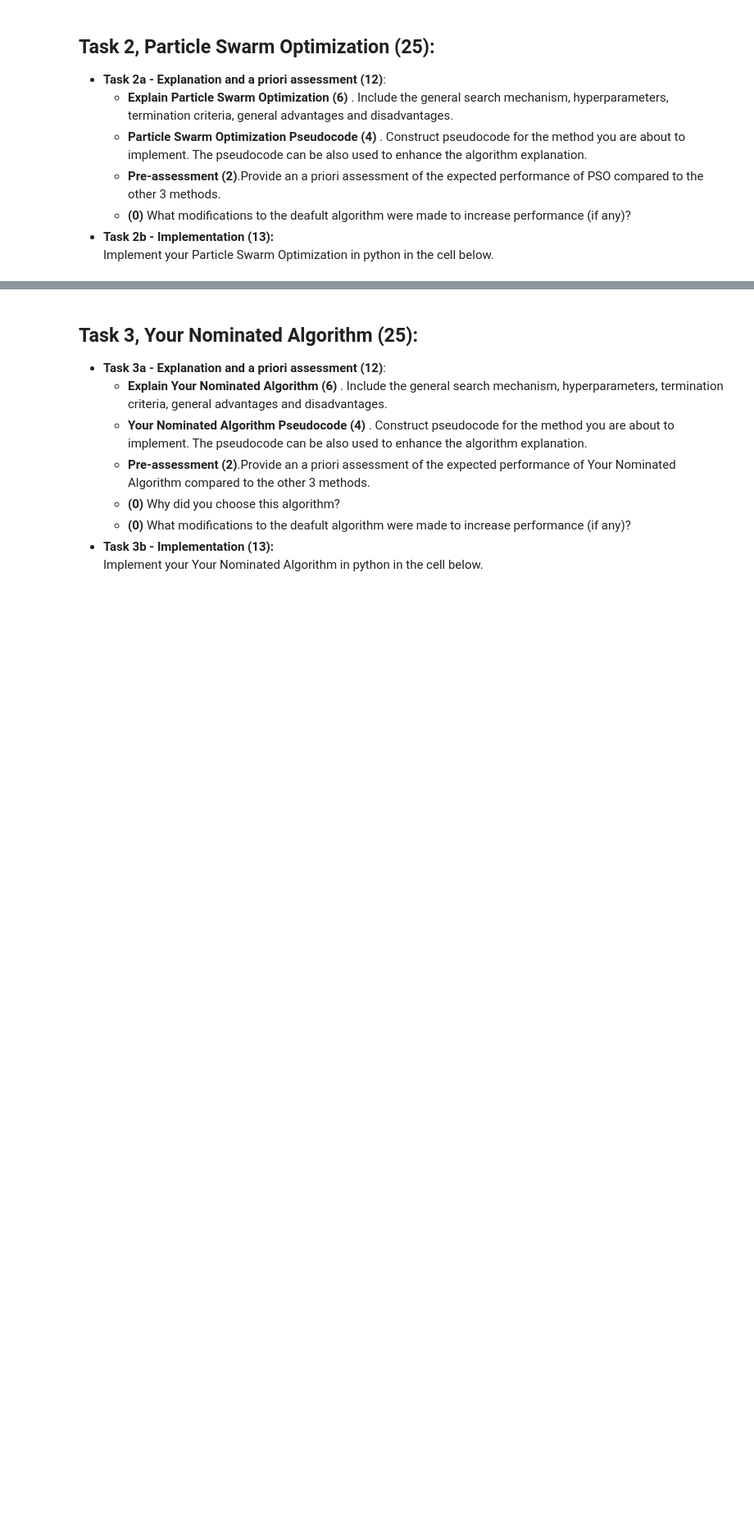
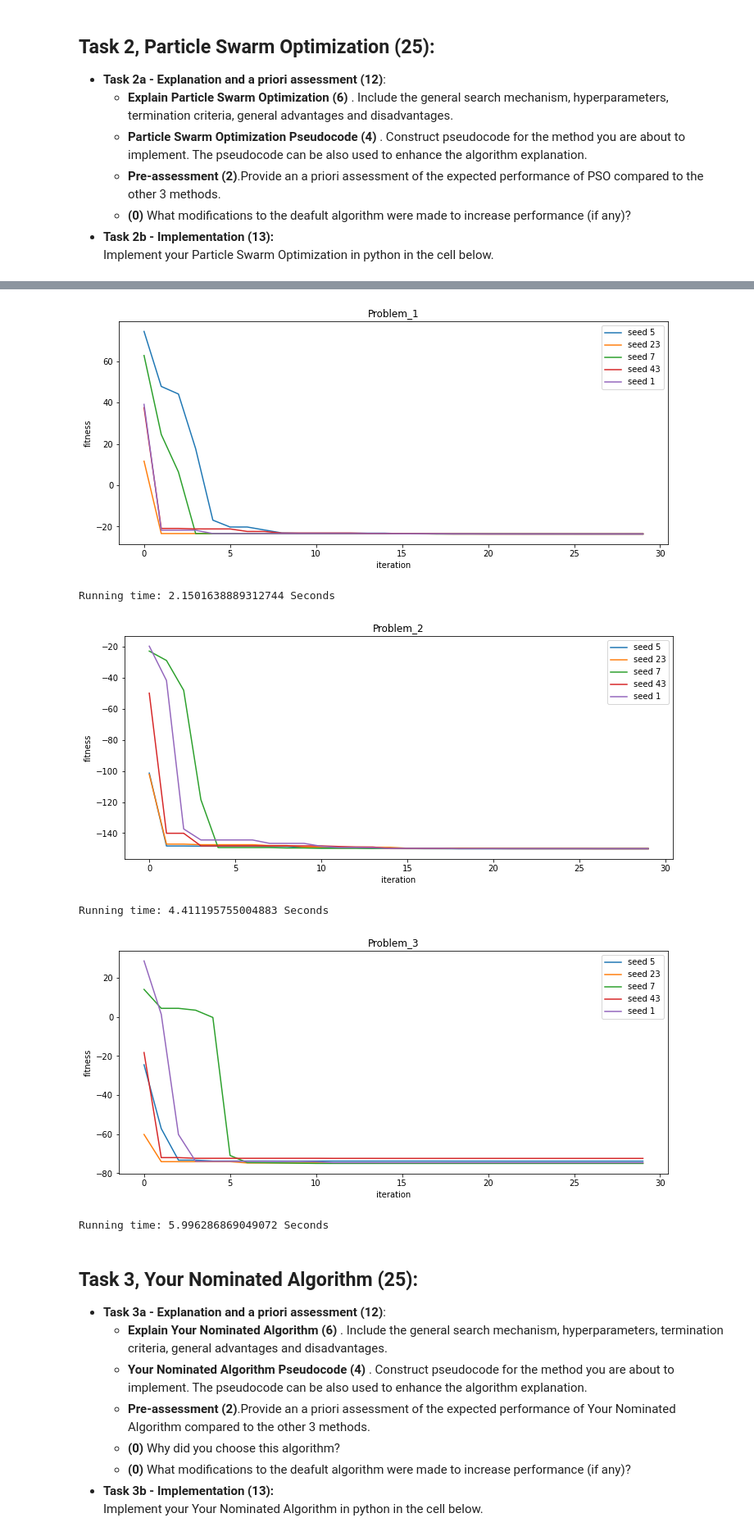
Before and after one commit to ALWYNWU/Metaheuristic-Algorithms-Course, a Jupyter notebook: ECE720_MHO_A3.ipynb, the cells around one changed output, grey strips where cells are left out. Shown: that part at 82% size. Cells and saved outputs as stored; diff of their text form; code cells hidden in the pictures; blank space fills up the shorter version.

```diff
--- a/ECE720_MHO_A3.ipynb
+++ b/ECE720_MHO_A3.ipynb
@@ -172,0 +380,20 @@ print(c)
+# %%
+#Pseudocode for PSO
+
+def PSO:
+    for each particle i:
+        Initialize velocity Vi and position Xi for particle
+        Evaluate particle i and set pBesti = Xi
+
+    gBest = min{pBesti}
+
+    while:
+        for i in range N:
+            Update the velocity and position of particle i
+            Evaluate particle i
+            if fit(Xi) < fit(pBesti):
+                pBesti = Xi
+            if fit(pBesti) < fit(gBest):
+                gBest = pBesti
+
+    return gBest
@@ -173,3 +484,61 @@ print(c)
+# %%
+#implementation
+import time
+
+# Problem_1
+start =time.time()
+seed_list = [5,23,7,43,1]
+plt.figure(figsize=(12,5))
+plt.title("Problem_1")
+plt.xlabel("iteration")
+plt.ylabel("fitness")
+t = np.array([t for t in range(0, 30)])
+for i in seed_list:
+    fitness = PSO(0.9, 2, 2, 500, 2, 30, 20, -20, 1, i)
+    plt.plot(t, fitness, label = "seed {}".format(i))
+plt.legend()
+plt.show()
+end = time.time()
+print('Running time: %s Seconds'%(end-start))
+
+# Problem_2
+start =time.time()
+seed_list = [5,23,7,43,1]
+plt.figure(figsize=(12,5))
+plt.title("Problem_2")
+plt.xlabel("iteration")
+plt.ylabel("fitness")
+t = np.array([t for t in range(0, 30)])
+for i in seed_list:
+    fitness = PSO(0.9, 2, 2, 500, 2, 30, 20, -20, 2, i)
+    plt.plot(t, fitness, label = "seed {}".format(i))
+plt.legend()
+plt.show()
+end = time.time()
+print('Running time: %s Seconds'%(end-start))
+
+# Problem_3
+start =time.time()
+seed_list = [5,23,7,43,1]
+plt.figure(figsize=(12,5))
+plt.title("Problem_3")
+plt.xlabel("iteration")
+plt.ylabel("fitness")
+t = np.array([t for t in range(0, 30)])
+for i in seed_list:
+    fitness = PSO(0.9, 2, 2, 500, 2, 30, 20, -20, 3, i)
+    plt.plot(t, fitness, label = "seed {}".format(i))
+plt.legend()
+plt.show()
+end = time.time()
+print('Running time: %s Seconds'%(end-start))
+# %% [output]
+[figure, added]
+Running time: 2.1501638889312744 Seconds
+[figure, added]
+Running time: 4.411195755004883 Seconds
+[figure, added]
+Running time: 5.996286869049072 Seconds
 # %% [markdown]
 <h2> Task 3, Your Nominated Algorithm (25): </h2>
 <ul>
```
Also changed, not shown: parts of 29 cells of this notebook.
